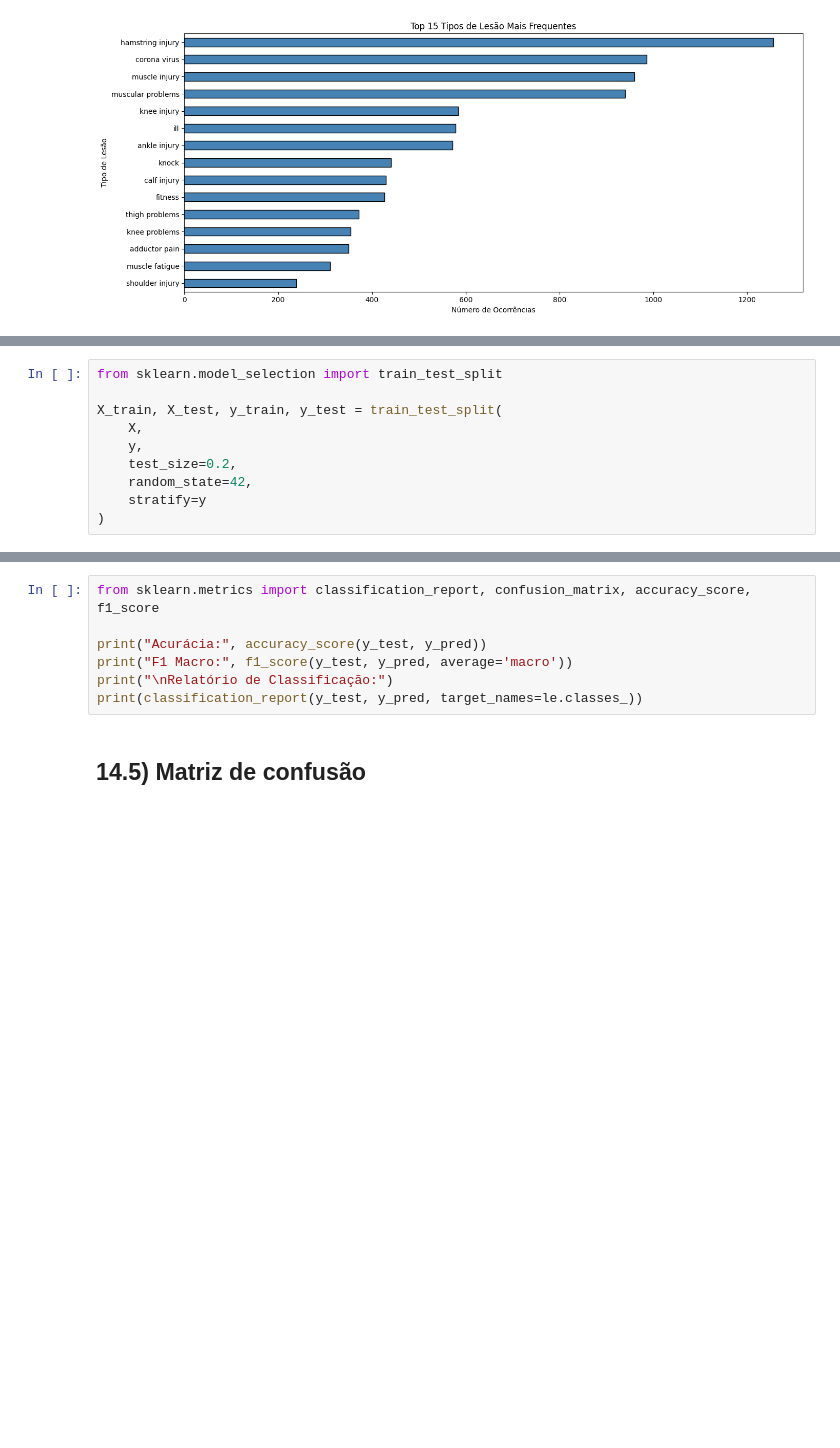
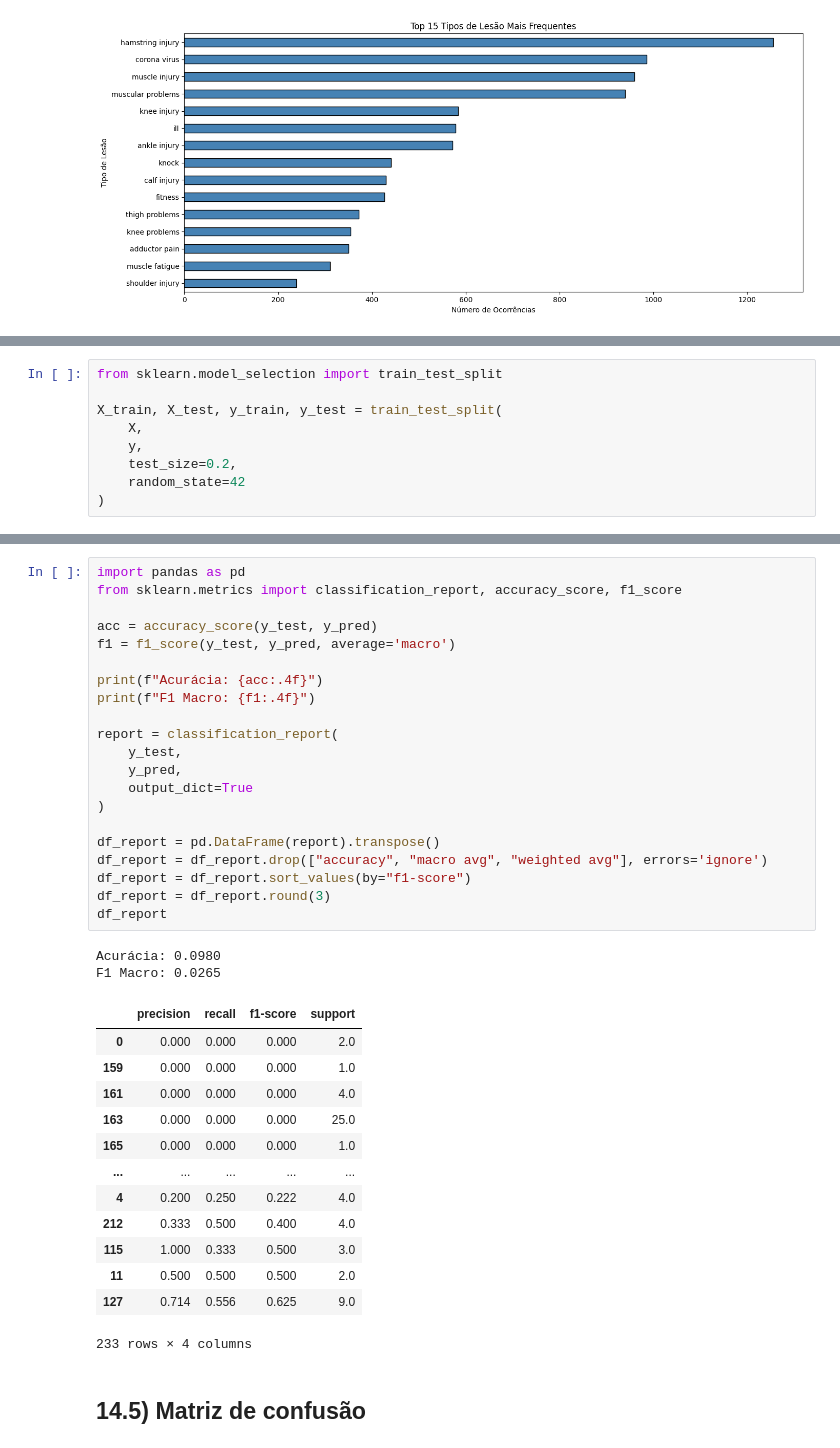
Before and after one commit to ICEI-PUC-Minas-PMV-SI/pmv-si-2026-1-pe7-t1-g3-analytics_lesao_futebol, a Jupyter notebook: src/notebooks/analise_exploratoria.ipynb, the cells around one changed output, grey strips where cells are left out. Saved outputs shown, nothing was run; the diff lists cells and outputs as text; blank space fills up the shorter version.

```diff
--- a/src/notebooks/analise_exploratoria.ipynb
+++ b/src/notebooks/analise_exploratoria.ipynb
@@ -722,7 +699,6 @@ X_train, X_test, y_train, y_test = train_test_split(
     X,
     y,
     test_size=0.2,
-    random_state=42,
-    stratify=y
+    random_state=42
 )
 # %% [markdown]
@@ -740,9 +724,39 @@ y_pred = modelo.predict(X_test)
-# %%
-from sklearn.metrics import classification_report, confusion_matrix, accuracy_score, f1_score
-
-print("Acurácia:", accuracy_score(y_test, y_pred))
-print("F1 Macro:", f1_score(y_test, y_pred, average='macro'))
-print("\nRelatório de Classificação:")
-print(classification_report(y_test, y_pred, target_names=le.classes_))
+# %%
+import pandas as pd
+from sklearn.metrics import classification_report, accuracy_score, f1_score
+
+acc = accuracy_score(y_test, y_pred)
+f1 = f1_score(y_test, y_pred, average='macro')
+
+print(f"Acurácia: {acc:.4f}")
+print(f"F1 Macro: {f1:.4f}")
+
+report = classification_report(
+    y_test,
+    y_pred,
+    output_dict=True
+)
+
+df_report = pd.DataFrame(report).transpose()
+df_report = df_report.drop(["accuracy", "macro avg", "weighted avg"], errors='ignore')
+df_report = df_report.sort_values(by="f1-score")
+df_report = df_report.round(3)
+df_report
+# %% [output]
+Acurácia: 0.0980
+F1 Macro: 0.0265
+|  | precision | recall | f1-score | support |
+| 0 | 0.000 | 0.000 | 0.000 | 2.0 |
+| 159 | 0.000 | 0.000 | 0.000 | 1.0 |
+| 161 | 0.000 | 0.000 | 0.000 | 4.0 |
+| 163 | 0.000 | 0.000 | 0.000 | 25.0 |
+| 165 | 0.000 | 0.000 | 0.000 | 1.0 |
+| ... | ... | ... | ... | ... |
+| 4 | 0.200 | 0.250 | 0.222 | 4.0 |
+| 212 | 0.333 | 0.500 | 0.400 | 4.0 |
+| 115 | 1.000 | 0.333 | 0.500 | 3.0 |
+| 11 | 0.500 | 0.500 | 0.500 | 2.0 |
+| 127 | 0.714 | 0.556 | 0.625 | 9.0 |
+233 rows × 4 columns
 # %% [markdown]
 ## 14.5) Matriz de confusão
```
Also changed, not shown: parts of 11 cells of this notebook.
